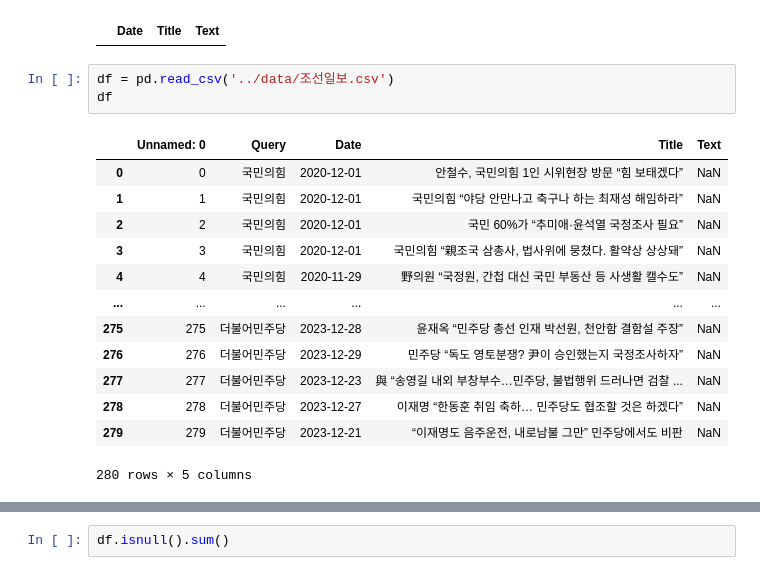
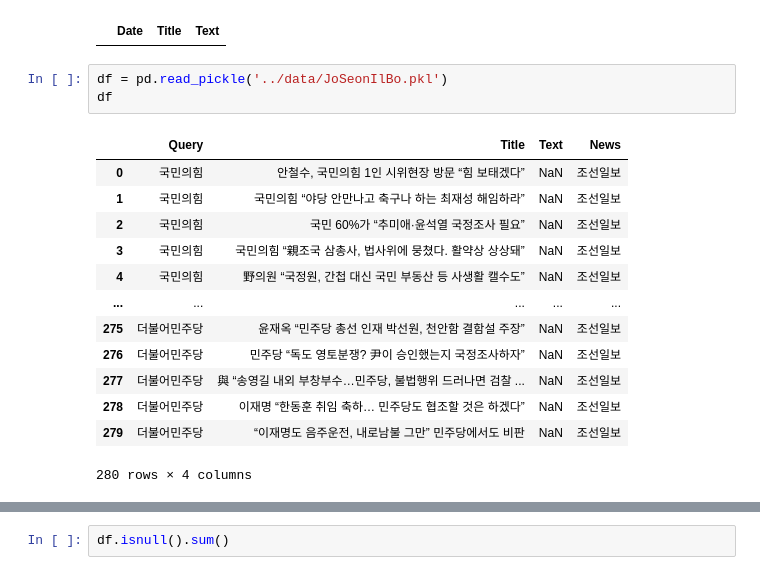
Before and after one commit to HaseongJung/text_mining, a Jupyter notebook: project/crawling/test.ipynb, the cells around one changed output, grey strips where cells are left out. Cells and saved outputs as stored; diff of their text form.

```diff
--- a/project/crawling/test.ipynb
+++ b/project/crawling/test.ipynb
@@ -224,19 +224,19 @@ df
 # %% [output]
 |  | Date | Title | Text |
 # %%
-df = pd.read_csv('../data/조선일보.csv')
+df = pd.read_pickle('../data/JoSeonIlBo.pkl')
 df
 # %% [output]
-|  | Unnamed: 0 | Query | Date | Title | Text |
-| 0 | 0 | 국민의힘 | 2020-12-01 | 안철수, 국민의힘 1인 시위현장 방문 “힘 보태겠다” | NaN |
-| 1 | 1 | 국민의힘 | 2020-12-01 | 국민의힘 “야당 안만나고 축구나 하는 최재성 해임하라” | NaN |
-| 2 | 2 | 국민의힘 | 2020-12-01 | 국민 60%가 “추미애·윤석열 국정조사 필요” | NaN |
-| 3 | 3 | 국민의힘 | 2020-12-01 | 국민의힘 “親조국 삼총사, 법사위에 뭉쳤다. 활약상 상상돼” | NaN |
-| 4 | 4 | 국민의힘 | 2020-11-29 | 野의원 “국정원, 간첩 대신 국민 부동산 등 사생활 캘수도” | NaN |
-| ... | ... | ... | ... | ... | ... |
-| 275 | 275 | 더불어민주당 | 2023-12-28 | 윤재옥 “민주당 총선 인재 박선원, 천안함 결함설 주장” | NaN |
-| 276 | 276 | 더불어민주당 | 2023-12-29 | 민주당 “독도 영토분쟁? 尹이 승인했는지 국정조사하자” | NaN |
-| 277 | 277 | 더불어민주당 | 2023-12-23 | 與 “송영길 내외 부창부수…민주당, 불법행위 드러나면 검찰 ... | NaN |
-| 278 | 278 | 더불어민주당 | 2023-12-27 | 이재명 “한동훈 취임 축하… 민주당도 협조할 것은 하겠다” | NaN |
-| 279 | 279 | 더불어민주당 | 2023-12-21 | “이재명도 음주운전, 내로남불 그만” 민주당에서도 비판 | NaN |
+|  | Query | Title | Text | News |
+| 0 | 국민의힘 | 안철수, 국민의힘 1인 시위현장 방문 “힘 보태겠다” | NaN | 조선일보 |
+| 1 | 국민의힘 | 국민의힘 “야당 안만나고 축구나 하는 최재성 해임하라” | NaN | 조선일보 |
+| 2 | 국민의힘 | 국민 60%가 “추미애·윤석열 국정조사 필요” | NaN | 조선일보 |
+| 3 | 국민의힘 | 국민의힘 “親조국 삼총사, 법사위에 뭉쳤다. 활약상 상상돼” | NaN | 조선일보 |
+| 4 | 국민의힘 | 野의원 “국정원, 간첩 대신 국민 부동산 등 사생활 캘수도” | NaN | 조선일보 |
+| ... | ... | ... | ... | ... |
+| 275 | 더불어민주당 | 윤재옥 “민주당 총선 인재 박선원, 천안함 결함설 주장” | NaN | 조선일보 |
+| 276 | 더불어민주당 | 민주당 “독도 영토분쟁? 尹이 승인했는지 국정조사하자” | NaN | 조선일보 |
+| 277 | 더불어민주당 | 與 “송영길 내외 부창부수…민주당, 불법행위 드러나면 검찰 ... | NaN | 조선일보 |
+| 278 | 더불어민주당 | 이재명 “한동훈 취임 축하… 민주당도 협조할 것은 하겠다” | NaN | 조선일보 |
+| 279 | 더불어민주당 | “이재명도 음주운전, 내로남불 그만” 민주당에서도 비판 | NaN | 조선일보 |
-280 rows × 5 columns
+280 rows × 4 columns
```
Also changed, not shown: parts of 8 cells of this notebook, 19 other files.
